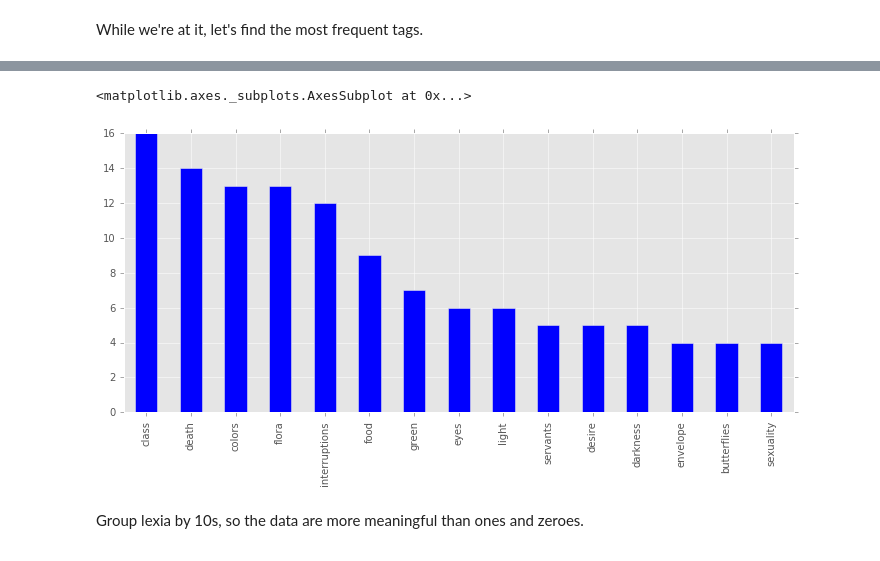
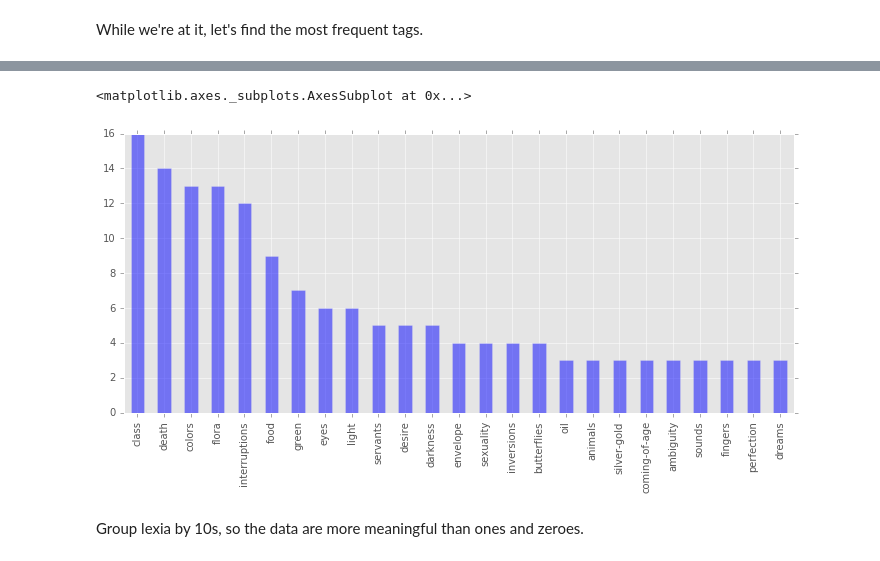
Before and after one commit to JonathanReeve/corpus-mansfield-garden-party-TEI, a Jupyter notebook: garden-party-tag-stats.ipynb, the cells around one changed output, grey strips where cells are left out. Drawn from its saved outputs; the diff is of its cells as text; code cells hidden in the pictures.

```diff
--- a/garden-party-tag-stats.ipynb
+++ b/garden-party-tag-stats.ipynb
@@ -88,5 +89,4 @@ df.head()
 While we're at it, let's find the most frequent tags.
 # %%
 s = df.sum(axis='rows').sort_values(ascending=False)
-mostFrequentTags = s[s>3]
-mostFrequentTags
+mostFrequentTags = s[s>2]
@@ -110,8 +93,8 @@ dtype: int64
 # %%
-mostFrequentTags.plot(kind='bar', figsize=(12,5))
+mostFrequentTags.plot(kind='bar', alpha=0.5, figsize=(12,5))
 # %% [output]
 <matplotlib.axes._subplots.AxesSubplot at 0x...>
-[figure, old version]
+[figure, new version]
 # %% [markdown]
 Group lexia by 10s, so the data are more meaningful than ones and zeroes.
 # %%
```
Also changed, not shown: parts of 7 cells of this notebook.
